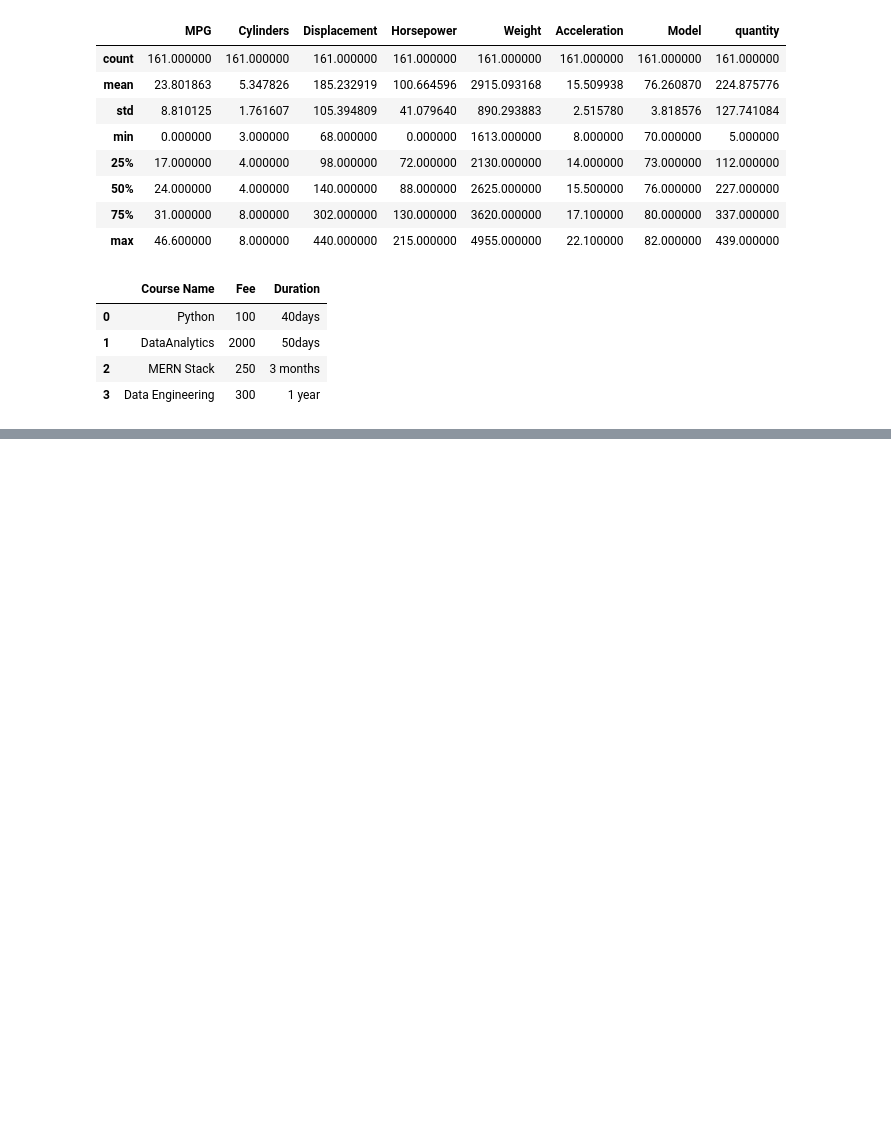
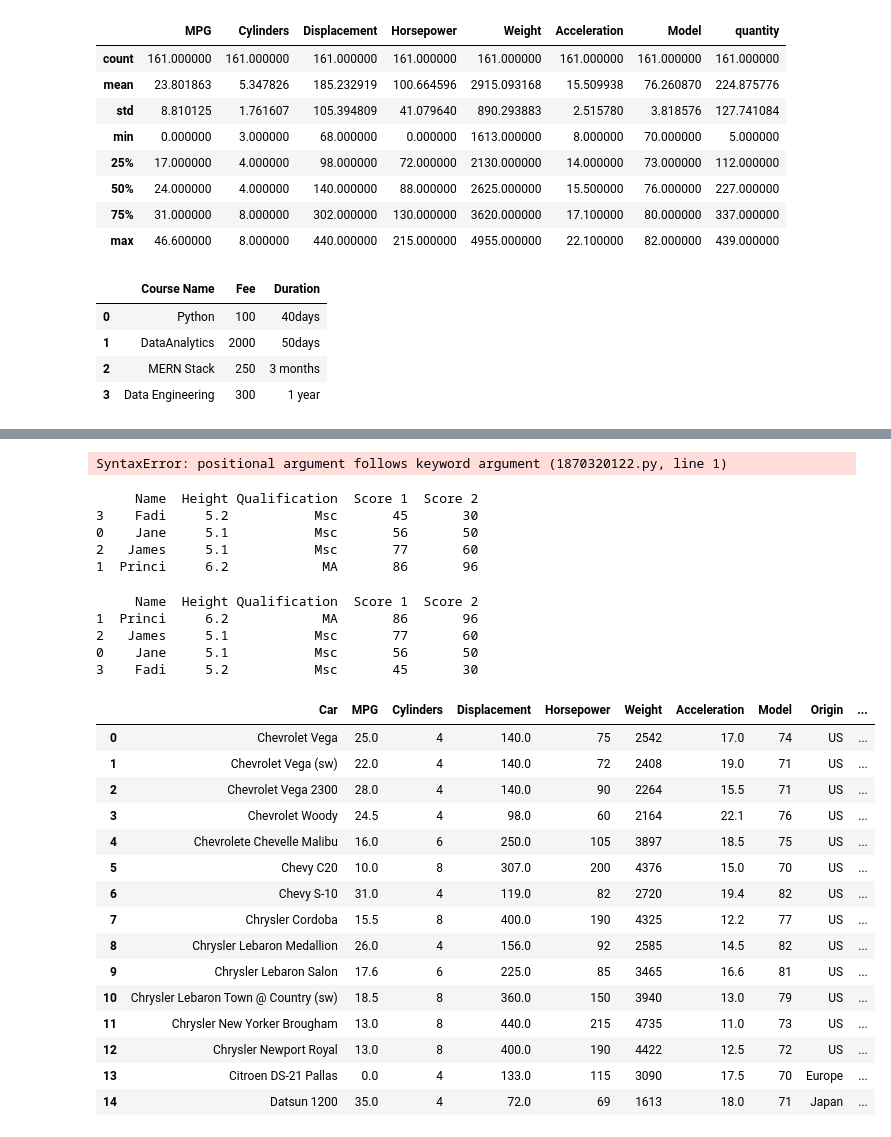
Before and after one commit to sangeetha1719/pandas_basic_5_4, a Jupyter notebook: lecture_notes.ipynb, the cells around one changed output, grey strips where cells are left out. Cells and saved outputs as stored; diff of their text form; code cells hidden in the pictures; blank space fills up the shorter version.

```diff
--- a/lecture_notes.ipynb
+++ b/lecture_notes.ipynb
@@ -276,0 +297,44 @@ tech_df.head()
+# %%
+grades_df = ([grades_df.assign(address ='NYC', 'NJ', 'CA','PA')])
+
+grades_df.head()
+# %% [output]
+SyntaxError: positional argument follows keyword argument (1870320122.py, line 1)
+# %%
+#sort _values().sortby a ascending order
+print(grades_df.sort_values(by='Score 1'))
+# %% [output]
+     Name  Height Qualification  Score 1  Score 2
+3    Fadi     5.2           Msc       45       30
+0    Jane     5.1           Msc       56       50
+2   James     5.1           Msc       77       60
+1  Princi     6.2            MA       86       96
+# %%
+print(grades_df.sort_values(by='Score 1', ascending=False))
+# %% [output]
+     Name  Height Qualification  Score 1  Score 2
+1  Princi     6.2            MA       86       96
+2   James     5.1           Msc       77       60
+0    Jane     5.1           Msc       56       50
+3    Fadi     5.2           Msc       45       30
+# %%
+cars = pd.read_json('data/cars.json')
+
+cars.head(15)
+# %% [output]
+|  | Car | MPG | Cylinders | Displacement | Horsepower | Weight | Acceleration | Model | Origin | ... |
+| 0 | Chevrolet Vega | 25.0 | 4 | 140.0 | 75 | 2542 | 17.0 | 74 | US | ... |
+| 1 | Chevrolet Vega (sw) | 22.0 | 4 | 140.0 | 72 | 2408 | 19.0 | 71 | US | ... |
+| 2 | Chevrolet Vega 2300 | 28.0 | 4 | 140.0 | 90 | 2264 | 15.5 | 71 | US | ... |
+| 3 | Chevrolet Woody | 24.5 | 4 | 98.0 | 60 | 2164 | 22.1 | 76 | US | ... |
+| 4 | Chevrolete Chevelle Malibu | 16.0 | 6 | 250.0 | 105 | 3897 | 18.5 | 75 | US | ... |
+| 5 | Chevy C20 | 10.0 | 8 | 307.0 | 200 | 4376 | 15.0 | 70 | US | ... |
+| 6 | Chevy S-10 | 31.0 | 4 | 119.0 | 82 | 2720 | 19.4 | 82 | US | ... |
+| 7 | Chrysler Cordoba | 15.5 | 8 | 400.0 | 190 | 4325 | 12.2 | 77 | US | ... |
+| 8 | Chrysler Lebaron Medallion | 26.0 | 4 | 156.0 | 92 | 2585 | 14.5 | 82 | US | ... |
+| 9 | Chrysler Lebaron Salon | 17.6 | 6 | 225.0 | 85 | 3465 | 16.6 | 81 | US | ... |
+| 10 | Chrysler Lebaron Town @ Country (sw) | 18.5 | 8 | 360.0 | 150 | 3940 | 13.0 | 79 | US | ... |
+| 11 | Chrysler New Yorker Brougham | 13.0 | 8 | 440.0 | 215 | 4735 | 11.0 | 73 | US | ... |
+| 12 | Chrysler Newport Royal | 13.0 | 8 | 400.0 | 190 | 4422 | 12.5 | 72 | US | ... |
+| 13 | Citroen DS-21 Pallas | 0.0 | 4 | 133.0 | 115 | 3090 | 17.5 | 70 | Europe | ... |
+| 14 | Datsun 1200 | 35.0 | 4 | 72.0 | 69 | 1613 | 18.0 | 71 | Japan | ... |
```
Also changed, not shown: parts of 17 cells of this notebook, 2 other files.
